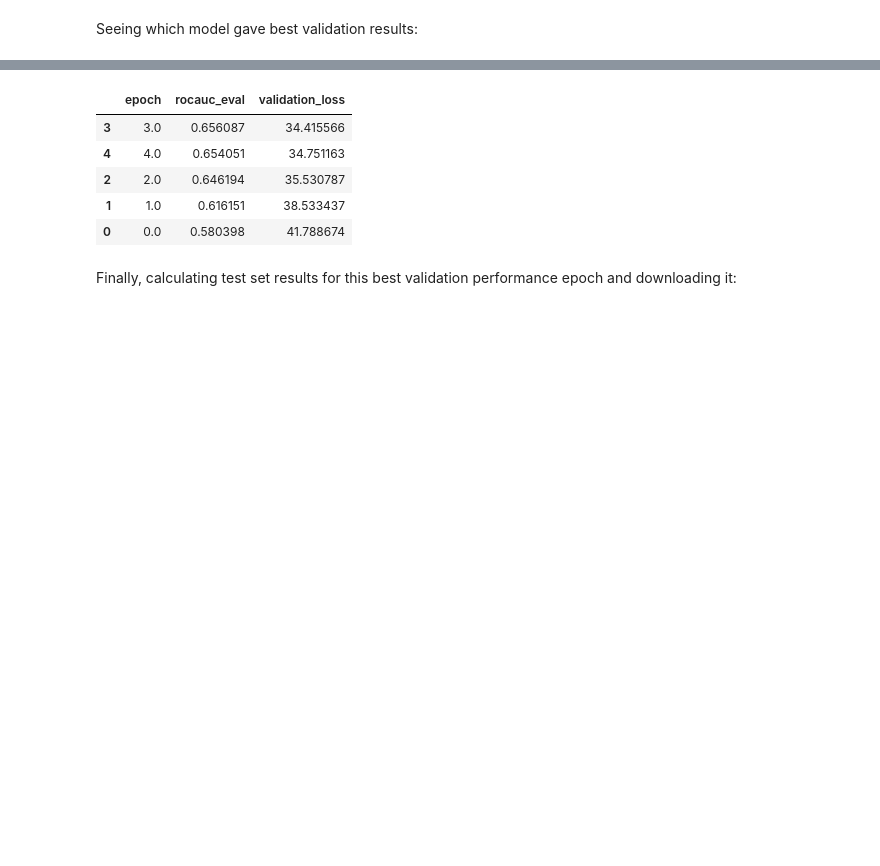
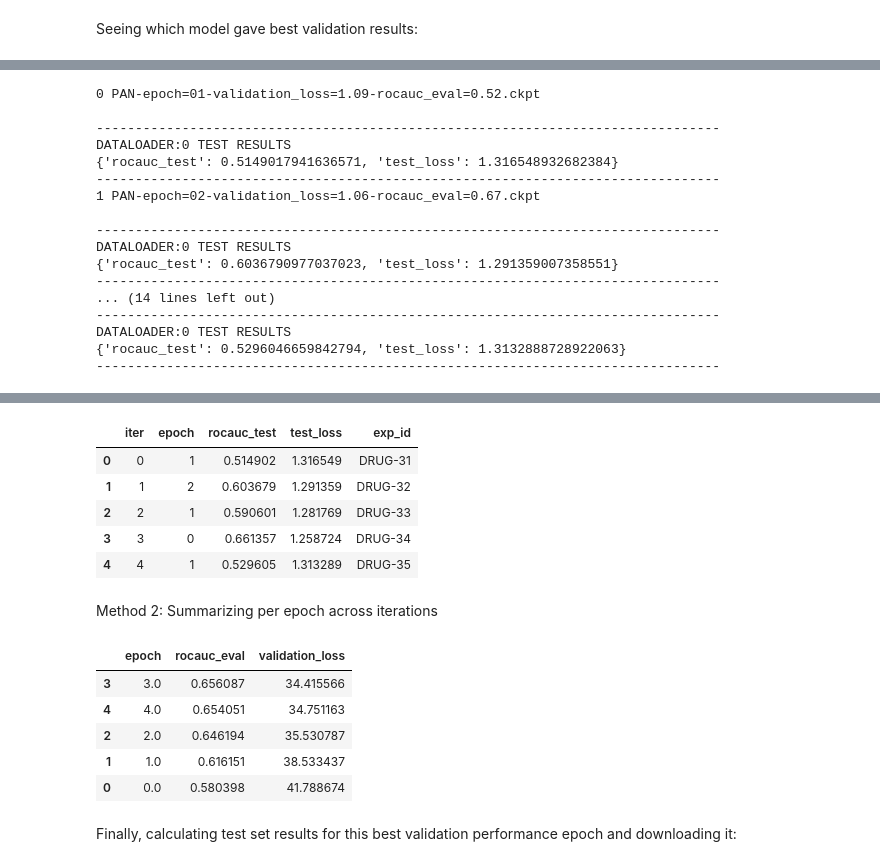
Before and after one commit to hugovergnes/drug-PAN, a Jupyter notebook: code/train_model_colab.ipynb, the cells around one changed output, grey strips where cells are left out. Saved outputs shown, nothing was run; the diff lists cells and outputs as text; code cells hidden in the pictures; blank space fills up the shorter version.

```diff
--- a/code/train_model_colab.ipynb
+++ b/code/train_model_colab.ipynb
@@ -202,5 +174,5 @@ Saving model checkpoints into a zip and downloading them:
 # %%
 # Save model checkpoints
 for i in range(num_iters):
-  os.system("zip -r /content/models_checkpoint_"+ str(i) +'.zip '+'/content/models_'+str(i))
-  files.download("/content/models_checkpoint_"+ str(i) + ".zip")
+  os.system("zip -r /content/models_checkpoint_dup_"+ str(i) +'.zip '+'/content/models_'+str(i))
+  files.download("/content/models_checkpoint_dup_"+ str(i) + ".zip")
@@ -235,0 +226,46 @@ full_results.head()
+# %%
+from os import listdir
+from os.path import isfile, join
+
+test_results = {'iter': [], 'epoch': [], 'rocauc_test': [], 'test_loss': []}
+model_paths = ['/content/models_' + str(i) for i in range(num_iters)]
+for i, mod_path in enumerate(model_paths):
+  onlyfiles = [f for f in listdir(mod_path) if isfile(join(mod_path, f))]
+  best_epoch = int(best_epoch_per_iter.loc[best_epoch_per_iter['iter']==i, 'epoch'])
+  onlyfiles = [ckpt_nm for ckpt_nm in onlyfiles if 'epoch='+"{:02d}".format(best_epoch) in ckpt_nm]
+  ckpt_nm = onlyfiles[0]
+  print(i, ckpt_nm)
+
+  ckpt_mod = LightningPAN.load_from_checkpoint(checkpoint_path=mod_path+"/"+ckpt_nm)
+  ckpt_test_results = trainer.test(ckpt_mod)
+
+  test_results['iter'] += [i]
+  test_results['epoch'] += [best_epoch]
+  test_results['rocauc_test'] += [ckpt_test_results[0]['rocauc_test']]
+  test_results['test_loss'] += [ckpt_test_results[0]['test_loss']]
+
+test_results_df = pd.DataFrame.from_dict(test_results).reset_index(drop=True)
+id_to_exp_map = {val: key for key,val in exp_id_dict.items()}
+test_results_df['exp_id'] = test_results_df['iter'].map(id_to_exp_map)
+
+test_results_df.to_csv('/content/test_results.csv', index=False)
+files.download('/content/test_results.csv')
+test_results_df
+# %% [output]
+0 PAN-epoch=01-validation_loss=1.09-rocauc_eval=0.52.ckpt
+
+--------------------------------------------------------------------------------
+DATALOADER:0 TEST RESULTS
+{'rocauc_test': 0.5149017941636571, 'test_loss': 1.316548932682384}
+--------------------------------------------------------------------------------
+1 PAN-epoch=02-validation_loss=1.06-rocauc_eval=0.67.ckpt
+
+--------------------------------------------------------------------------------
+DATALOADER:0 TEST RESULTS
+{'rocauc_test': 0.6036790977037023, 'test_loss': 1.291359007358551}
+--------------------------------------------------------------------------------
+... (14 lines left out)
+--------------------------------------------------------------------------------
+DATALOADER:0 TEST RESULTS
+{'rocauc_test': 0.5296046659842794, 'test_loss': 1.3132888728922063}
+--------------------------------------------------------------------------------
@@ -236 +274,9 @@ full_results.head()
+|  | iter | epoch | rocauc_test | test_loss | exp_id |
+| 0 | 0 | 1 | 0.514902 | 1.316549 | DRUG-31 |
+| 1 | 1 | 2 | 0.603679 | 1.291359 | DRUG-32 |
+| 2 | 2 | 1 | 0.590601 | 1.281769 | DRUG-33 |
+| 3 | 3 | 0 | 0.661357 | 1.258724 | DRUG-34 |
+| 4 | 4 | 1 | 0.529605 | 1.313289 | DRUG-35 |
+# %% [markdown]
+Method 2: Summarizing per epoch across iterations
 # %%
```
Also changed, not shown: parts of 14 cells of this notebook, 1 other file.
